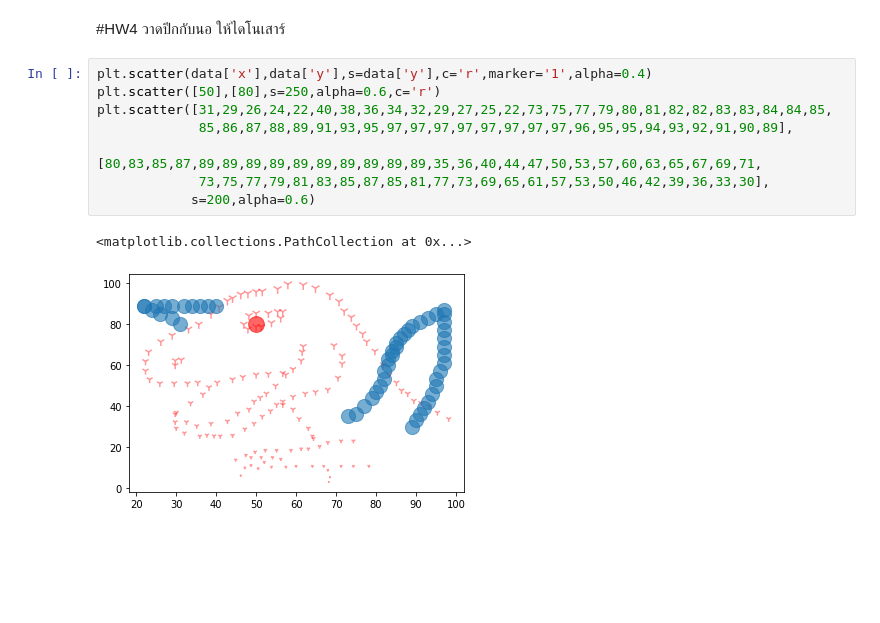
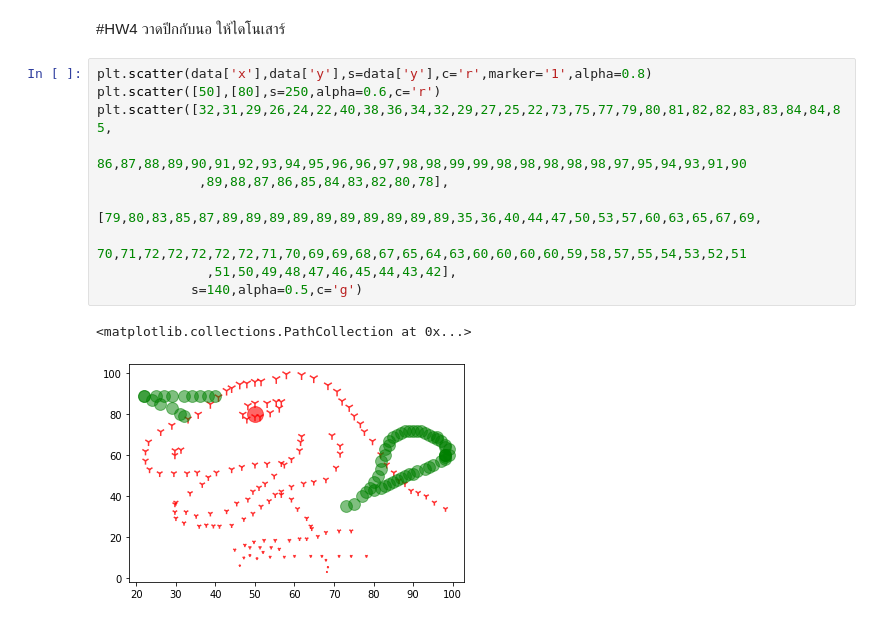
Before and after one commit to Suchirapon/KKU_data_mining, a Jupyter notebook: Data102.ipynb, the cells around one changed output. Drawn from its saved outputs; the diff is of its cells as text; blank space fills up the shorter version.

```diff
--- a/Data102.ipynb
+++ b/Data102.ipynb
@@ -145,13 +141,15 @@ plt.scatter([44,42,50],[15,14,80],s=250,alpha=0.6)
 # %% [markdown]
 #HW4 วาดปีกกับนอ ให้ไดโนเสาร์
 # %%
-plt.scatter(data['x'],data['y'],s=data['y'],c='r',marker='1',alpha=0.4)
+plt.scatter(data['x'],data['y'],s=data['y'],c='r',marker='1',alpha=0.8)
 plt.scatter([50],[80],s=250,alpha=0.6,c='r')
-plt.scatter([31,29,26,24,22,40,38,36,34,32,29,27,25,22,73,75,77,79,80,81,82,82,83,83,84,84,85,
-             85,86,87,88,89,91,93,95,97,97,97,97,97,97,97,97,96,95,95,94,93,92,91,90,89],
-            [80,83,85,87,89,89,89,89,89,89,89,89,89,89,35,36,40,44,47,50,53,57,60,63,65,67,69,71,
-             73,75,77,79,81,83,85,87,85,81,77,73,69,65,61,57,53,50,46,42,39,36,33,30],
-            s=200,alpha=0.6)
+plt.scatter([32,31,29,26,24,22,40,38,36,34,32,29,27,25,22,73,75,77,79,80,81,82,82,83,83,84,84,85,
+             86,87,88,89,90,91,92,93,94,95,96,96,97,98,98,99,99,98,98,98,98,98,97,95,94,93,91,90
+             ,89,88,87,86,85,84,83,82,80,78],
+                [79,80,83,85,87,89,89,89,89,89,89,89,89,89,89,35,36,40,44,47,50,53,57,60,63,65,67,69,
+              70,71,72,72,72,72,72,71,70,69,69,68,67,65,64,63,60,60,60,60,59,58,57,55,54,53,52,51
+              ,51,50,49,48,47,46,45,44,43,42],
+            s=140,alpha=0.5,c='g')
 # %% [output]
 <matplotlib.collections.PathCollection at 0x...>
-[figure, old version]
+[figure, new version]
```
Also changed, not shown: parts of 1 cell of this notebook.
